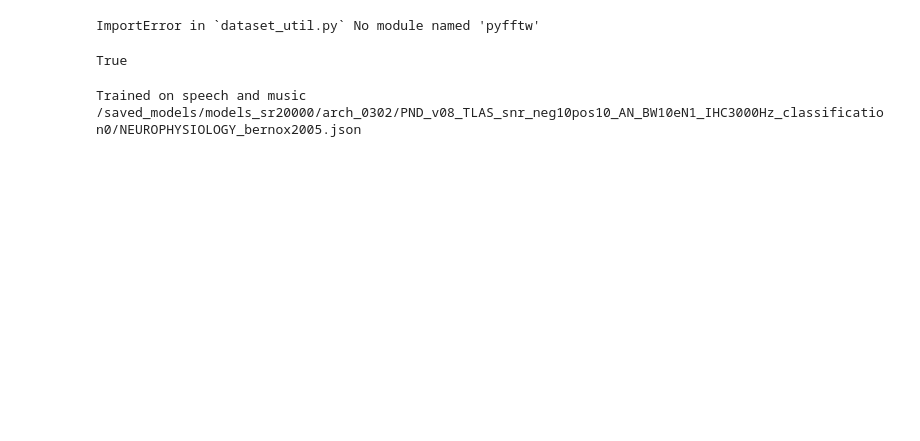
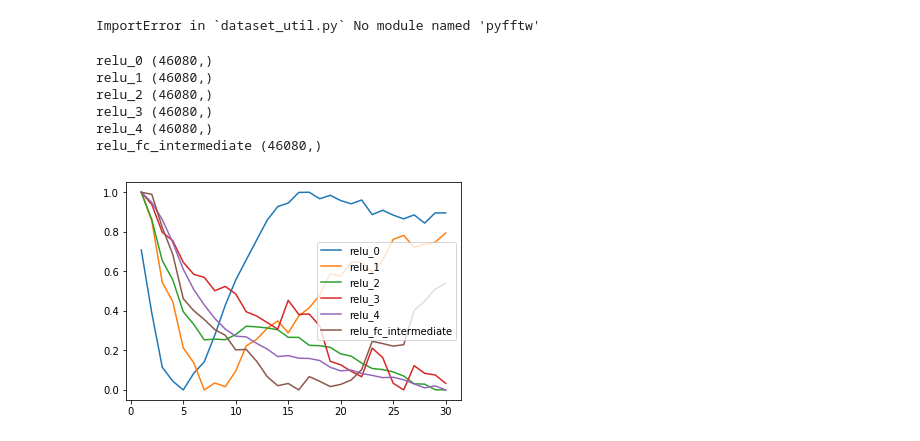
Before and after one commit to msaddler/pitchnet, a Jupyter notebook: notebook_network_neurophysiology.ipynb, the cells around one changed output. Cells and saved outputs as stored; diff of their text form; code cells hidden in the pictures; blank space fills up the shorter version.

Commit message:
verifying activations saved in hdf5 files with no freq-averaging exhibit expected population tuning

```diff
--- a/notebook_network_neurophysiology.ipynb
+++ b/notebook_network_neurophysiology.ipynb
@@ -26,11 +26,59 @@ import importlib
 import matplotlib.pyplot as plt
 
 import IPython.display as ipd
-
-tf.test.is_gpu_available()
 # %% [output]
 ImportError in `dataset_util.py` No module named 'pyfftw'
-True
+# %%
+fn = '/saved_models/models_sr20000/arch_0302/PND_v08_TLAS_snr_neg10pos10_AN_BW10eN1_IHC3000Hz_classification0/NEUROPHYSIOLOGY_v01_bernox2005_activations.hdf5'
+
+f = h5py.File(fn, 'r')
+
+dataset_key_list = util_misc.get_hdf5_dataset_key_list(f)
+# for k in dataset_key_list:
+#     print(k, f[k])
+
+list_f0 = f['f0'][:]
+list_low_harm = f['low_harm'][:]
+
+population_responses = {}
+for k in dataset_key_list:
+    if 'relu' in k:
+        if len(f[k].shape) > 2:
+            population_responses[k] = np.mean(f[k], axis=(1,2))
+        else:
+            population_responses[k] = np.mean(f[k], axis=(1))
+        print(k, population_responses[k].shape)
+
+f.close()
+# %% [output]
+relu_0 (46080,)
+relu_1 (46080,)
+relu_2 (46080,)
+relu_3 (46080,)
+relu_4 (46080,)
+relu_fc_intermediate (46080,)
+# %%
+list_values = list_low_harm
+# list_values = list_f0
+unique_values = np.unique(list_values)
+population_1d_tuning = {
+    k: np.zeros_like(unique_values, dtype=np.float32) for k in sorted(population_responses.keys())
+}
+for itr0, val in enumerate(unique_values):
+    IDX = list_values == val
+    for k in sorted(population_responses.keys()):
+        population_1d_tuning[k][itr0] = np.mean(population_responses[k][IDX])
+
+plt.figure()
+for k in sorted(population_1d_tuning.keys()):
+    y = population_1d_tuning[k]
+    y -= y.min()
+    y /= y.max()
+    plt.plot(unique_values, y, label=k)
+plt.legend()
+plt.show()
+# %% [output]
+[figure, added]
 # %%
 # Load results_dict, remove extraneous data, and save minimal version
 # results_dict_fn_regex = '/saved_models/models_sr20000/arch_0302/PND_v08_TLAS_snr_neg10pos10_AN_BW10eN1_IHC3000Hz_classification[7-8]/NEUROPHYSIOLOGY_bernox2005.json'
@@ -80,8 +128,6 @@ for model_dir_regex, model_key in master_list:
         with open(results_dict_fn) as f:
             results_dicts[model_key].append(json.load(f))
         print(model_key, results_dict_fn)
-# %% [output]
-Trained on speech and music /saved_models/models_sr20000/arch_0302/PND_v08_TLAS_snr_neg10pos10_AN_BW10eN1_IHC3000Hz_classification0/NEUROPHYSIOLOGY_bernox2005.json
 # %%
 x = np.array(results_dicts[model_key][0]['relu_4']['low_harm_f0_label_tuning_n'])
 np.sum(x) / 512 / 384
```
Also changed, not shown: parts of 4 cells of this notebook.
